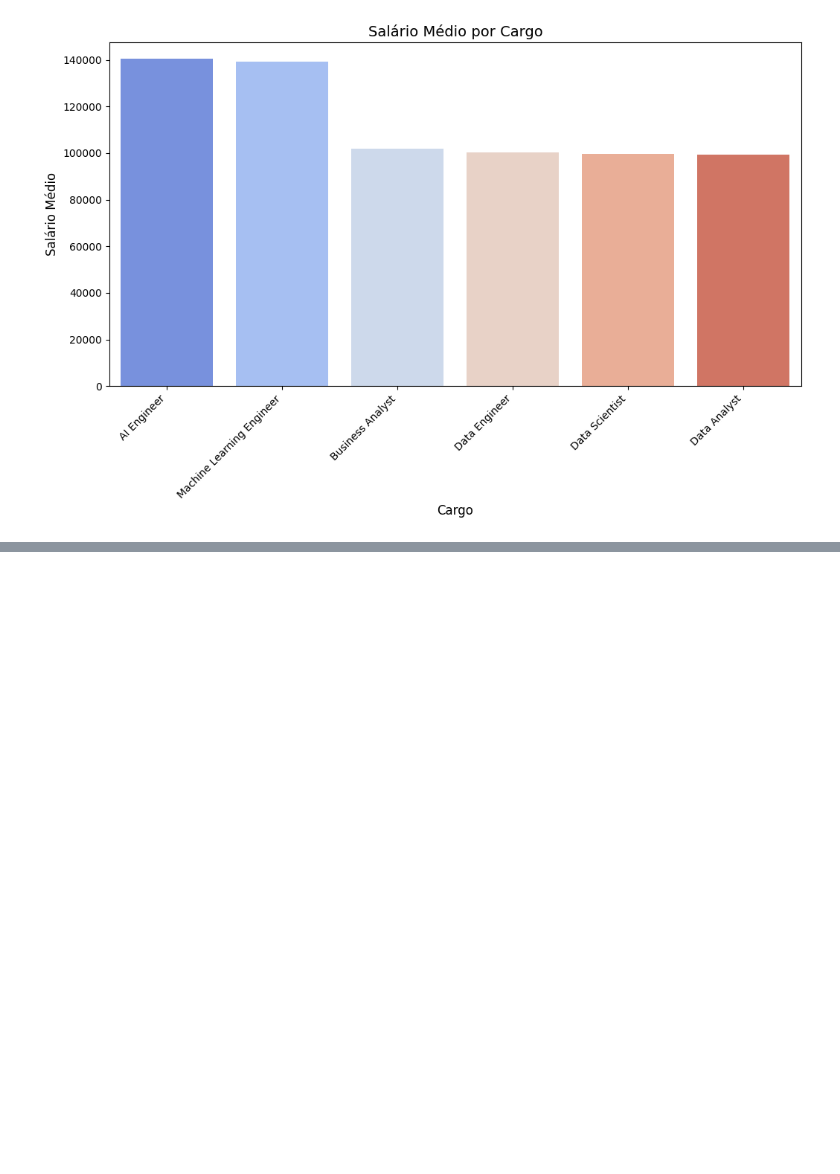
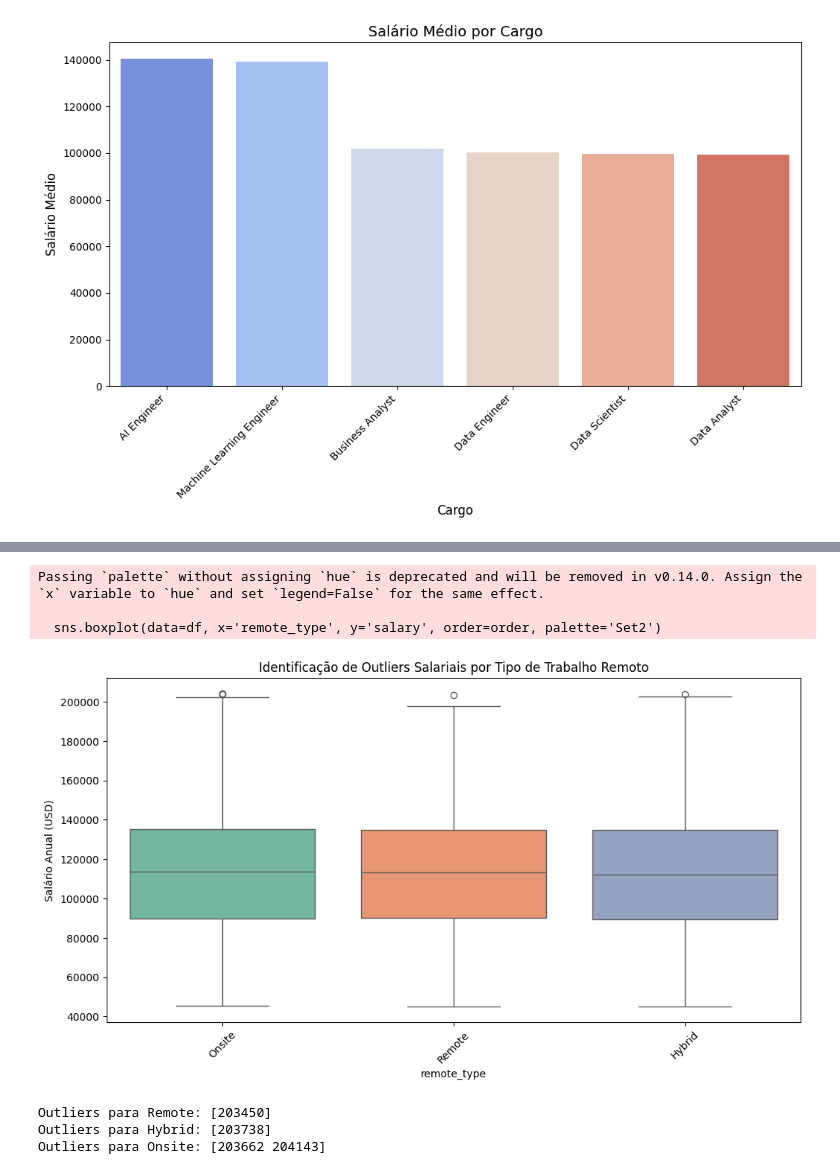
Before and after one commit to Viktor-MB/Analise-Preditiva-Mercado-IA-2026, a Jupyter notebook: notebook.ipynb, the cells around one changed output, grey strips where cells are left out. Saved outputs shown, nothing was run; the diff lists cells and outputs as text; code cells hidden in the pictures; blank space fills up the shorter version.

```diff
--- a/notebook.ipynb
+++ b/notebook.ipynb
@@ -217,0 +337,28 @@ Passing `palette` without assigning `hue` is deprecated and will be removed in v
+# %%
+plt.figure(figsize=(12, 6))
+order = df.groupby('remote_type')['salary'].median().sort_values(ascending=False).index
+sns.boxplot(data=df, x='remote_type', y='salary', order=order, palette='Set2')
+plt.title('Identificação de Outliers Salariais por Tipo de Trabalho Remoto')
+plt.xticks(rotation=45)
+plt.ylabel('Salário Anual (USD)')
+plt.show()
+
+for remote_type in df['remote_type'].unique():
+    subset = df[df['remote_type'] == remote_type]['salary']
+    q1 = subset.quantile(0.25)
+    q3 = subset.quantile(0.75)
+    iqr = q3 - q1
+    lower_bound = q1 - 1.5 * iqr
+    upper_bound = q3 + 1.5 * iqr
+
+    outliers = subset[(subset < lower_bound) | (subset > upper_bound)]
+    if not outliers.empty:
+        print(f"Outliers para {remote_type}: {outliers.values}")
+# %% [output]
+Passing `palette` without assigning `hue` is deprecated and will be removed in v0.14.0. Assign the `x` variable to `hue` and set `legend=False` for the same effect.
+
+  sns.boxplot(data=df, x='remote_type', y='salary', order=order, palette='Set2')
+[figure, added]
+Outliers para Remote: [203450]
+Outliers para Hybrid: [203738]
+Outliers para Onsite: [203662 204143]
```
Also changed, not shown: parts of 7 cells of this notebook.
